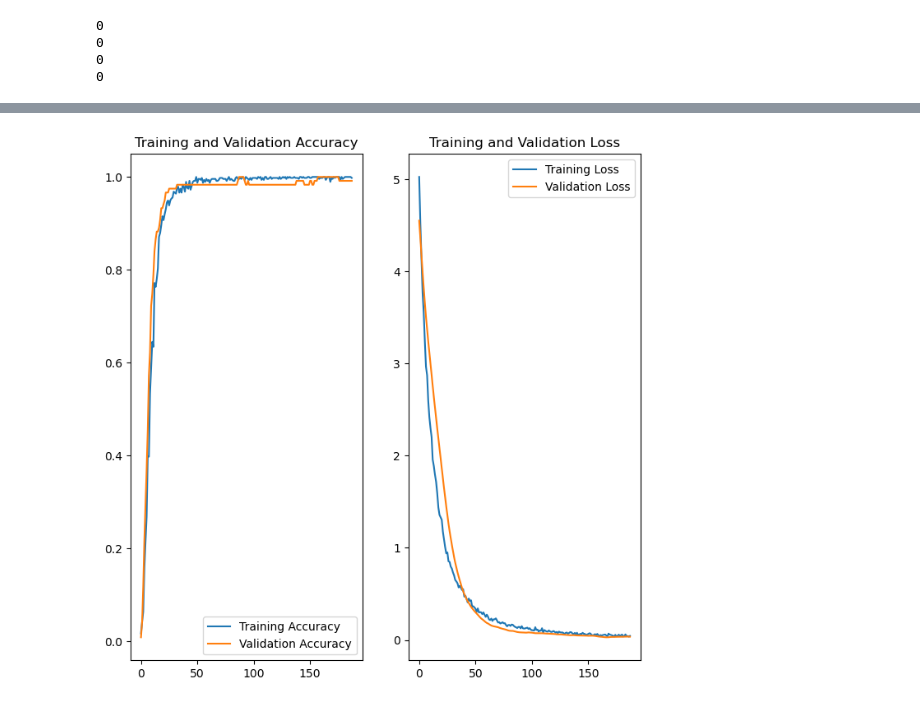
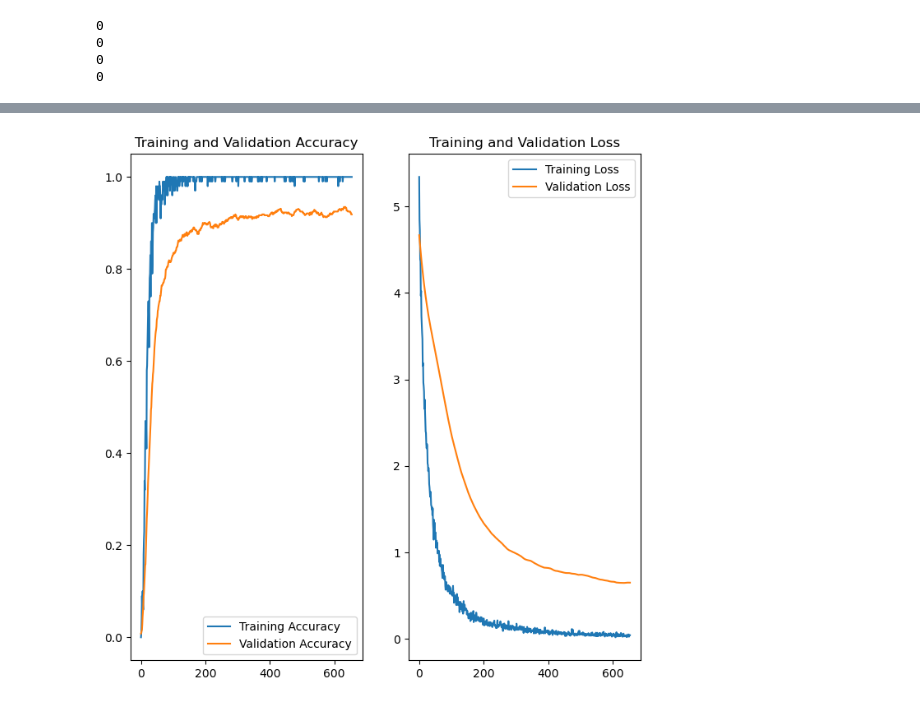
Before and after one commit to a1rishav/speaker-recognizer, a Jupyter notebook: train/modelling_resem_ecapa_mfcc.ipynb, the cells around one changed output, grey strips where cells are left out. Cells and saved outputs as stored; diff of their text form; code cells hidden in the pictures.

Commit message:
test on different train-test splits

```diff
--- a/train/modelling_resem_ecapa_mfcc.ipynb
+++ b/train/modelling_resem_ecapa_mfcc.ipynb
@@ -341,7 +355,7 @@ mfcc_features.shape
 X_train, X_test, y_train, y_test = train_test_split(speaker_df_copy,
                                                   speaker_df_copy['speaker_id'],
                                                   stratify=speaker_df_copy['speaker_id'],
-                                                  test_size=0.20,
+                                                  test_size=0.83,
                                                   random_state=11)
 # %%
 X_test_df = X_test.copy()
@@ -464,27 +485,27 @@ Epoch 188: early stopping
 # %%
 acc = history.history['accuracy']
 val_acc = history.history['val_accuracy']
 
 loss = history.history['loss']
 val_loss = history.history['val_loss']
 
-epochs_range = range(188)
+epochs_range = range(655)
 
 plt.figure(figsize=(8, 8))
 plt.subplot(1, 2, 1)
 plt.plot(epochs_range, acc, label='Training Accuracy')
 plt.plot(epochs_range, val_acc, label='Validation Accuracy')
 plt.legend(loc='lower right')
 plt.title('Training and Validation Accuracy')
 
 plt.subplot(1, 2, 2)
 plt.plot(epochs_range, loss, label='Training Loss')
 plt.plot(epochs_range, val_loss, label='Validation Loss')
 plt.legend(loc='upper right')
 plt.title('Training and Validation Loss')
 plt.show()
 # %% [output]
-[figure, old version]
+[figure, new version]
 # %%
 X_test.shape, y_test.shape
 # %%
```
Also changed, not shown: parts of 10 cells of this notebook.
